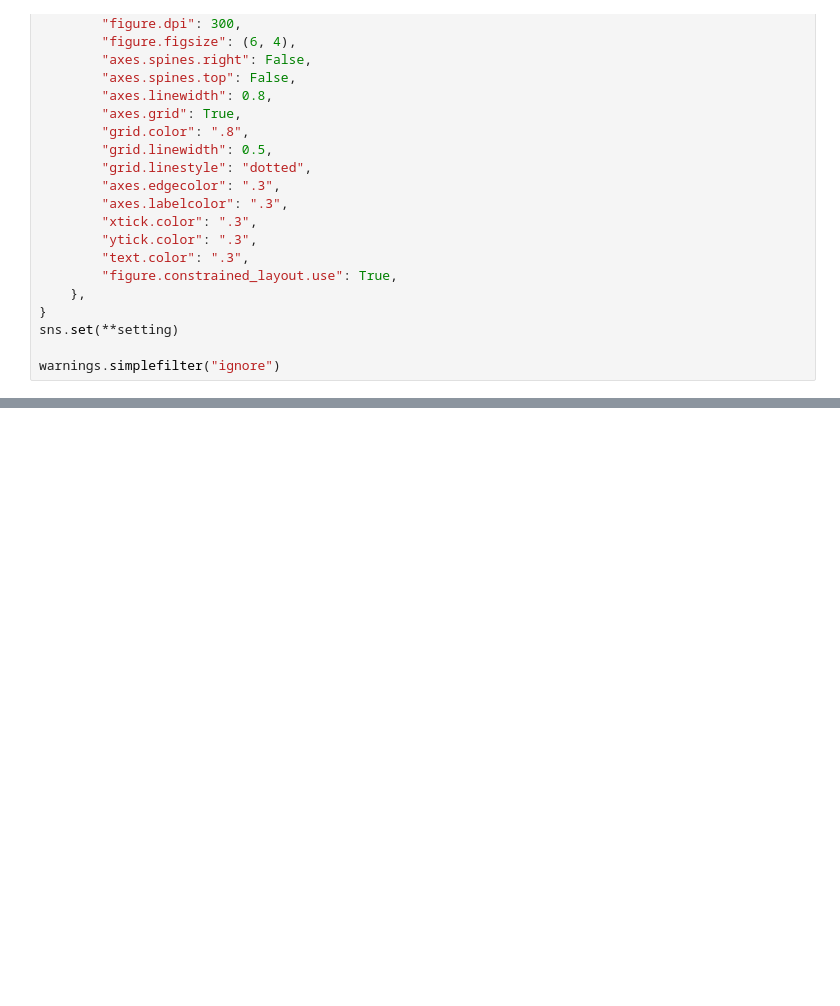
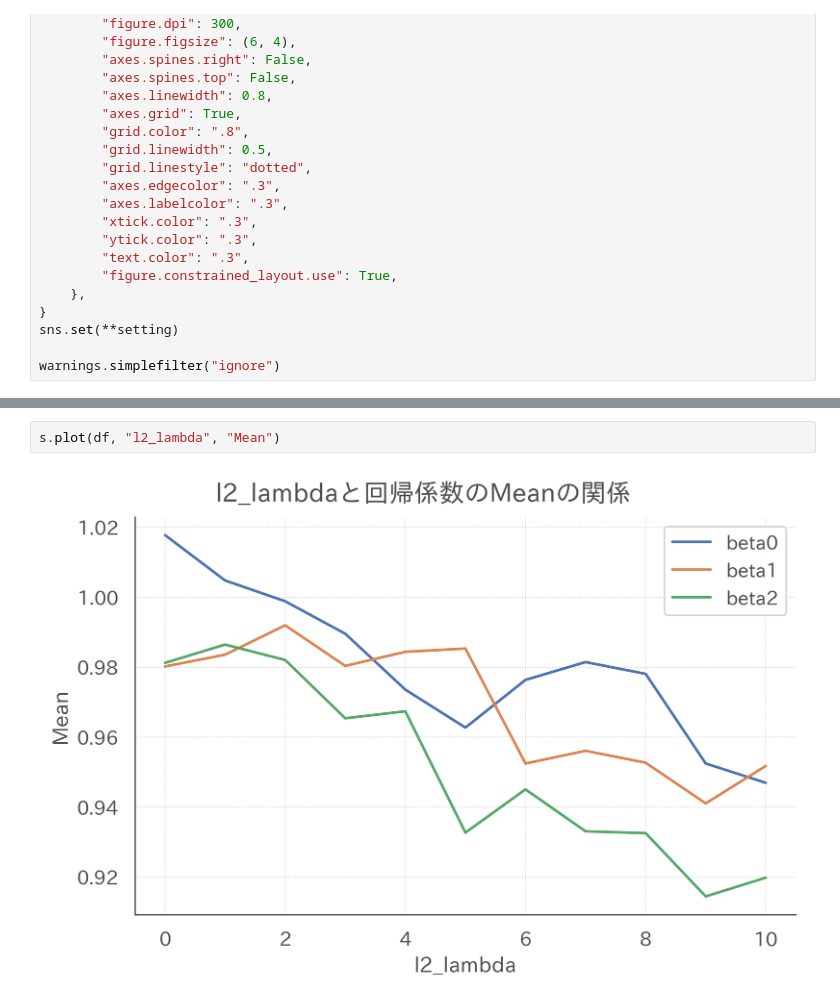
Before and after one commit to dropout009/multicollinearity, a Jupyter notebook: main.ipynb, the cells around one changed output, grey strips where cells are left out. Drawn from its saved outputs; the diff is of its cells as text; blank space fills up the shorter version.

```diff
--- a/main.ipynb
+++ b/main.ipynb
@@ -270,0 +76,4 @@ array([0.11113133, 0.07357209])
+# %%
+s.plot(df, "l2_lambda", "Mean")
+# %% [output]
+[figure, added]
```
Also changed, not shown: parts of 21 cells of this notebook.
